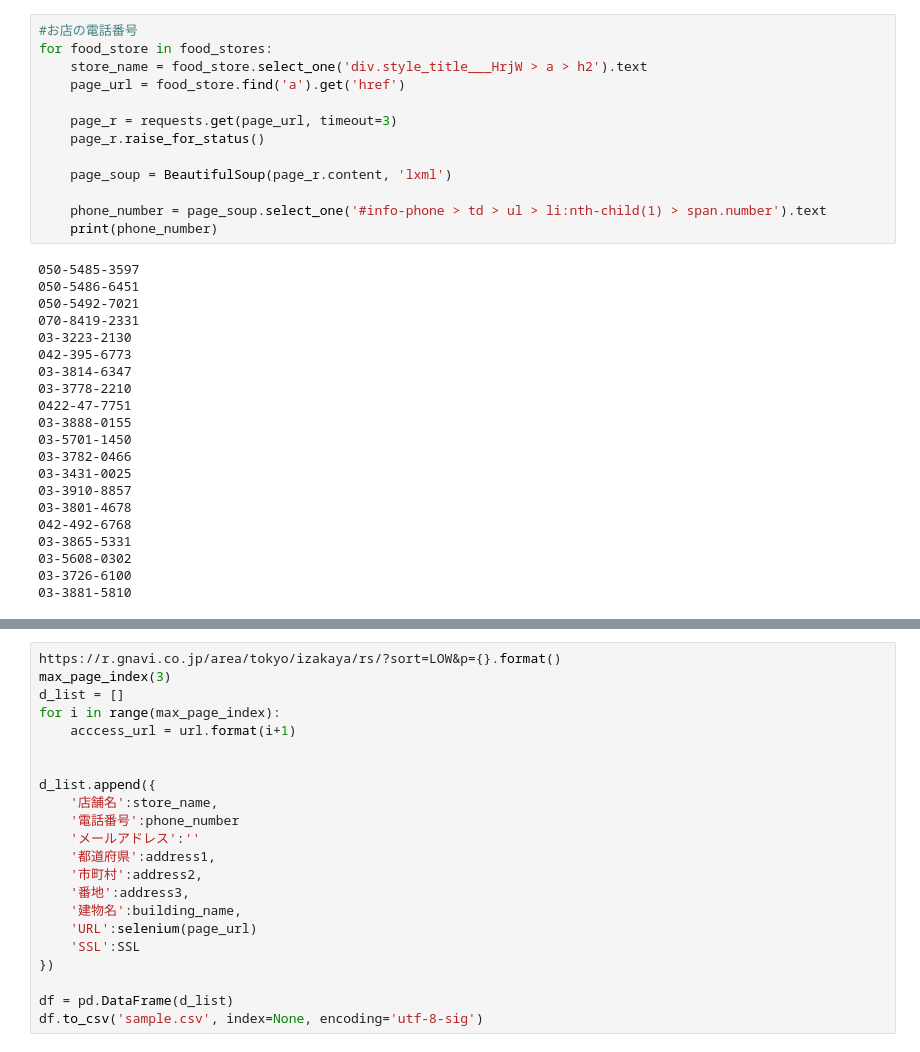
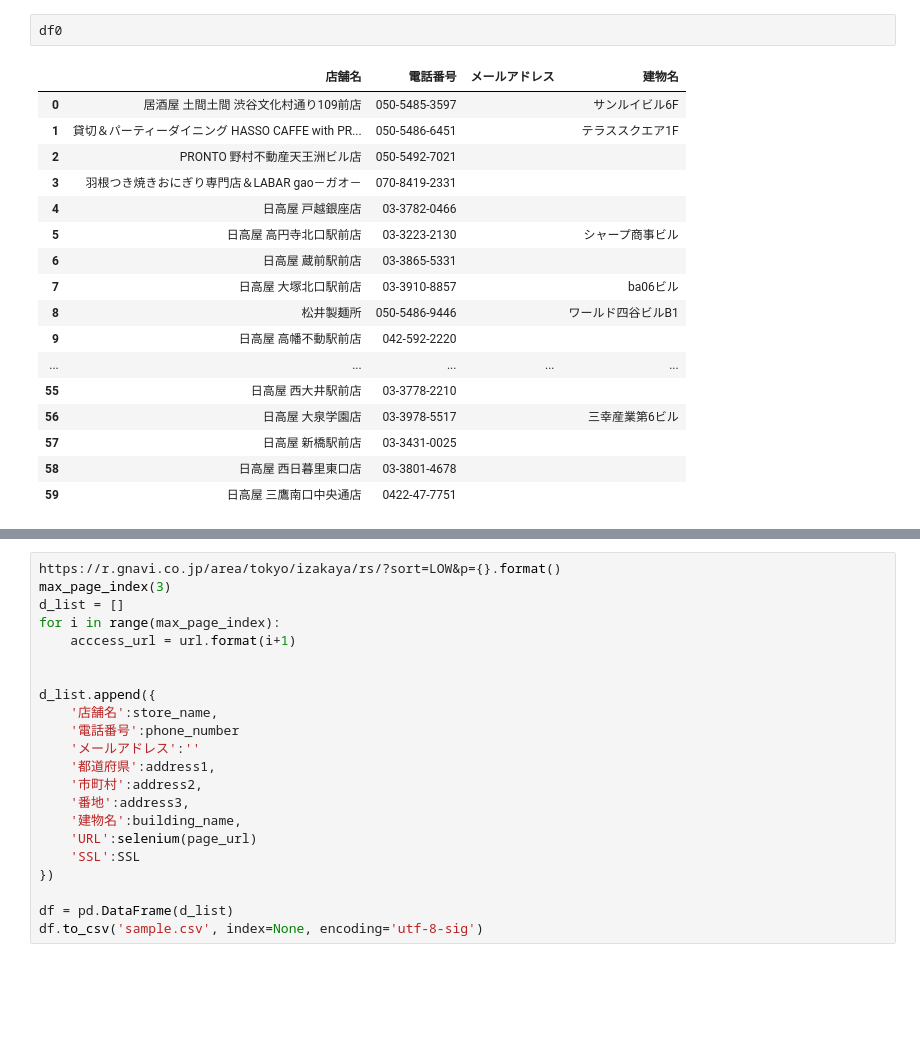
Before and after one commit to ISAWASHUN/Final_Answer, a Jupyter notebook: Exercise_for_Pool/python/ex1_web-scraping/課題1-1/1-1.ipynb, the cells around one changed output, grey strips where cells are left out. Cells and saved outputs as stored; diff of their text form; blank space fills up the shorter version.

```diff
--- a/Exercise_for_Pool/python/ex1_web-scraping/課題1-1/1-1.ipynb
+++ b/Exercise_for_Pool/python/ex1_web-scraping/課題1-1/1-1.ipynb
@@ -198,36 +45,22 @@ PRONTO 野村不動産天王洲ビル店
-# %%
-#お店の電話番号
-for food_store in food_stores:
-    store_name = food_store.select_one('div.style_title___HrjW > a > h2').text
-    page_url = food_store.find('a').get('href')
-
-    page_r = requests.get(page_url, timeout=3)
-    page_r.raise_for_status()
-
-    page_soup = BeautifulSoup(page_r.content, 'lxml')
-
-    phone_number = page_soup.select_one('#info-phone > td > ul > li:nth-child(1) > span.number').text
-    print(phone_number)
-# %% [output]
-050-5485-3597
-050-5486-6451
-050-5492-7021
-070-8419-2331
-03-3223-2130
-042-395-6773
-03-3814-6347
-03-3778-2210
-0422-47-7751
-03-3888-0155
-03-5701-1450
-03-3782-0466
-03-3431-0025
-03-3910-8857
-03-3801-4678
-042-492-6768
-03-3865-5331
-03-5608-0302
-03-3726-6100
-03-3881-5810
+# %%
+df0
+# %% [output]
+|  | 店舗名 | 電話番号 | メールアドレス | 建物名 |
+| 0 | 居酒屋 土間土間 渋谷文化村通り109前店 | 050-5485-3597 |  | サンルイビル6F |
+| 1 | 貸切＆パーティーダイニング HASSO CAFFE with PR... | 050-5486-6451 |  | テラススクエア1F |
+| 2 | PRONTO 野村不動産天王洲ビル店 | 050-5492-7021 |  |  |
+| 3 | 羽根つき焼きおにぎり専門店＆LABAR gao－ガオ－ | 070-8419-2331 |  |  |
+| 4 | 日高屋 戸越銀座店 | 03-3782-0466 |  |  |
+| 5 | 日高屋 高円寺北口駅前店 | 03-3223-2130 |  | シャープ商事ビル |
+| 6 | 日高屋 蔵前駅前店 | 03-3865-5331 |  |  |
+| 7 | 日高屋 大塚北口駅前店 | 03-3910-8857 |  | ba06ビル |
+| 8 | 松井製麺所 | 050-5486-9446 |  | ワールド四谷ビルB1 |
+| 9 | 日高屋 高幡不動駅前店 | 042-592-2220 |  |  |
+| ... | ... | ... | ... | ... |
+| 55 | 日高屋 西大井駅前店 | 03-3778-2210 |  |  |
+| 56 | 日高屋 大泉学園店 | 03-3978-5517 |  | 三幸産業第6ビル |
+| 57 | 日高屋 新橋駅前店 | 03-3431-0025 |  |  |
+| 58 | 日高屋 西日暮里東口店 | 03-3801-4678 |  |  |
+| 59 | 日高屋 三鷹南口中央通店 | 0422-47-7751 |  |  |
 # %%
 #住所分割
```
Also changed, not shown: parts of 6 cells of this notebook, 5 other files.
